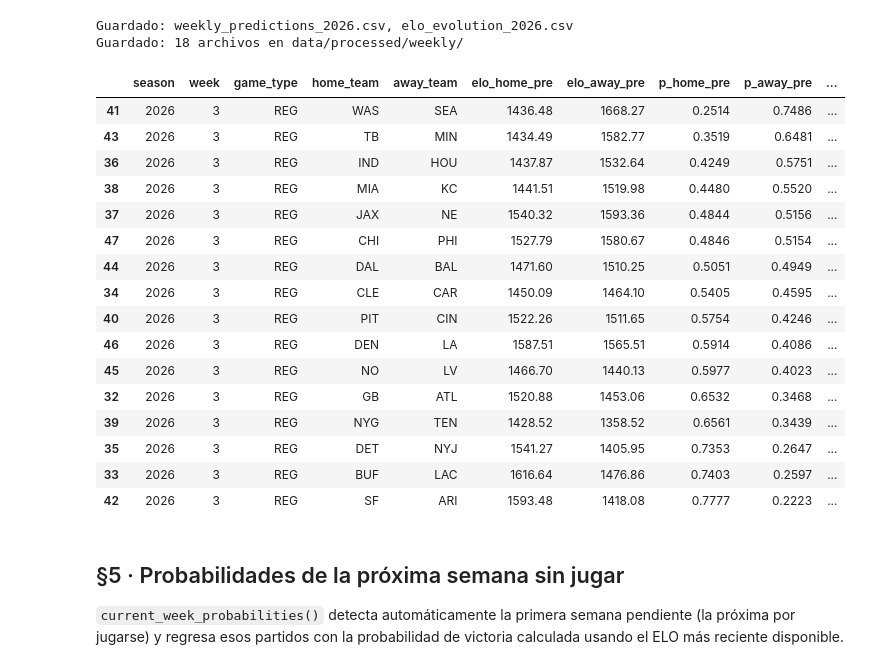
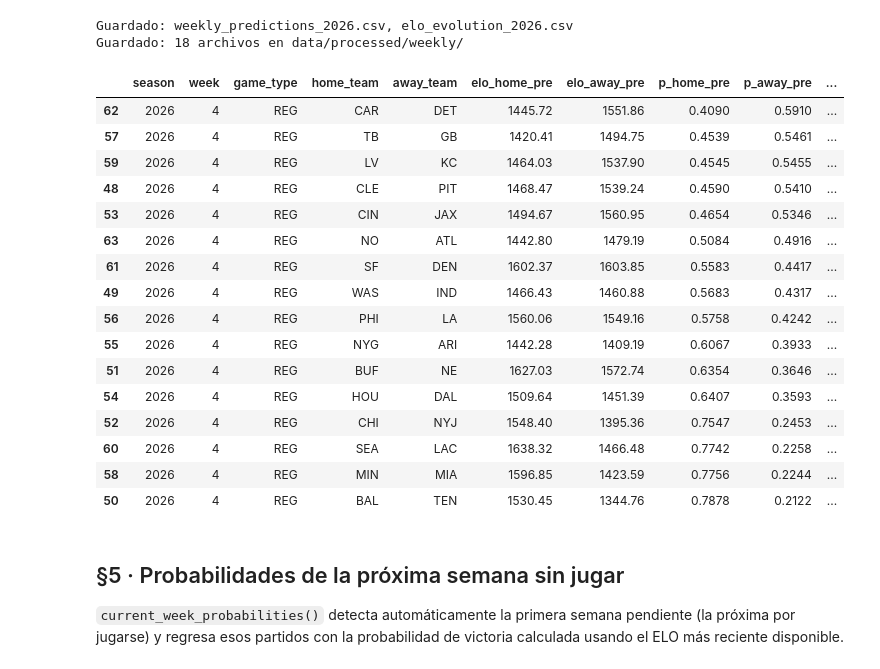
Before and after one commit to Willyccsvzla/nfl_probability_engine, a Jupyter notebook: Notebooks/05_weekly_win_probabilities.ipynb, the cells around one changed output. Saved outputs shown, nothing was run; the diff lists cells and outputs as text; code cells hidden in the pictures.

Commit message:
feat: Week 4 results & forecast week 5

```diff
--- a/Notebooks/05_weekly_win_probabilities.ipynb
+++ b/Notebooks/05_weekly_win_probabilities.ipynb
@@ -133,25 +133,25 @@ print(f"Guardado: {games_df['week'].nunique()} archivos en data/processed/weekly
 Guardado: weekly_predictions_2026.csv, elo_evolution_2026.csv
 Guardado: 18 archivos en data/processed/weekly/
 # %%
-games_df.query("week == 3").sort_values('p_away_pre', ascending=False)
+games_df.query("week == 4").sort_values('p_away_pre', ascending=False)
 # %% [output]
 |  | season | week | game_type | home_team | away_team | elo_home_pre | elo_away_pre | p_home_pre | p_away_pre | ... |
-| 41 | 2026 | 3 | REG | WAS | SEA | 1436.48 | 1668.27 | 0.2514 | 0.7486 | ... |
-| 43 | 2026 | 3 | REG | TB | MIN | 1434.49 | 1582.77 | 0.3519 | 0.6481 | ... |
-| 36 | 2026 | 3 | REG | IND | HOU | 1437.87 | 1532.64 | 0.4249 | 0.5751 | ... |
-| 38 | 2026 | 3 | REG | MIA | KC | 1441.51 | 1519.98 | 0.4480 | 0.5520 | ... |
-| 37 | 2026 | 3 | REG | JAX | NE | 1540.32 | 1593.36 | 0.4844 | 0.5156 | ... |
-| 47 | 2026 | 3 | REG | CHI | PHI | 1527.79 | 1580.67 | 0.4846 | 0.5154 | ... |
-| 44 | 2026 | 3 | REG | DAL | BAL | 1471.60 | 1510.25 | 0.5051 | 0.4949 | ... |
-| 34 | 2026 | 3 | REG | CLE | CAR | 1450.09 | 1464.10 | 0.5405 | 0.4595 | ... |
-| 40 | 2026 | 3 | REG | PIT | CIN | 1522.26 | 1511.65 | 0.5754 | 0.4246 | ... |
-| 46 | 2026 | 3 | REG | DEN | LA | 1587.51 | 1565.51 | 0.5914 | 0.4086 | ... |
-| 45 | 2026 | 3 | REG | NO | LV | 1466.70 | 1440.13 | 0.5977 | 0.4023 | ... |
-| 32 | 2026 | 3 | REG | GB | ATL | 1520.88 | 1453.06 | 0.6532 | 0.3468 | ... |
-| 39 | 2026 | 3 | REG | NYG | TEN | 1428.52 | 1358.52 | 0.6561 | 0.3439 | ... |
-| 35 | 2026 | 3 | REG | DET | NYJ | 1541.27 | 1405.95 | 0.7353 | 0.2647 | ... |
-| 33 | 2026 | 3 | REG | BUF | LAC | 1616.64 | 1476.86 | 0.7403 | 0.2597 | ... |
-| 42 | 2026 | 3 | REG | SF | ARI | 1593.48 | 1418.08 | 0.7777 | 0.2223 | ... |
+| 62 | 2026 | 4 | REG | CAR | DET | 1445.72 | 1551.86 | 0.4090 | 0.5910 | ... |
+| 57 | 2026 | 4 | REG | TB | GB | 1420.41 | 1494.75 | 0.4539 | 0.5461 | ... |
+| 59 | 2026 | 4 | REG | LV | KC | 1464.03 | 1537.90 | 0.4545 | 0.5455 | ... |
+| 48 | 2026 | 4 | REG | CLE | PIT | 1468.47 | 1539.24 | 0.4590 | 0.5410 | ... |
+| 53 | 2026 | 4 | REG | CIN | JAX | 1494.67 | 1560.95 | 0.4654 | 0.5346 | ... |
+| 63 | 2026 | 4 | REG | NO | ATL | 1442.80 | 1479.19 | 0.5084 | 0.4916 | ... |
+| 61 | 2026 | 4 | REG | SF | DEN | 1602.37 | 1603.85 | 0.5583 | 0.4417 | ... |
+| 49 | 2026 | 4 | REG | WAS | IND | 1466.43 | 1460.88 | 0.5683 | 0.4317 | ... |
+| 56 | 2026 | 4 | REG | PHI | LA | 1560.06 | 1549.16 | 0.5758 | 0.4242 | ... |
+| 55 | 2026 | 4 | REG | NYG | ARI | 1442.28 | 1409.19 | 0.6067 | 0.3933 | ... |
+| 51 | 2026 | 4 | REG | BUF | NE | 1627.03 | 1572.74 | 0.6354 | 0.3646 | ... |
+| 54 | 2026 | 4 | REG | HOU | DAL | 1509.64 | 1451.39 | 0.6407 | 0.3593 | ... |
+| 52 | 2026 | 4 | REG | CHI | NYJ | 1548.40 | 1395.36 | 0.7547 | 0.2453 | ... |
+| 60 | 2026 | 4 | REG | SEA | LAC | 1638.32 | 1466.48 | 0.7742 | 0.2258 | ... |
+| 58 | 2026 | 4 | REG | MIN | MIA | 1596.85 | 1423.59 | 0.7756 | 0.2244 | ... |
+| 50 | 2026 | 4 | REG | BAL | TEN | 1530.45 | 1344.76 | 0.7878 | 0.2122 | ... |
 # %% [markdown]
 ## §5 · Probabilidades de la próxima semana sin jugar
 
```
Also changed, not shown: parts of 3 cells of this notebook, 47 other files.
